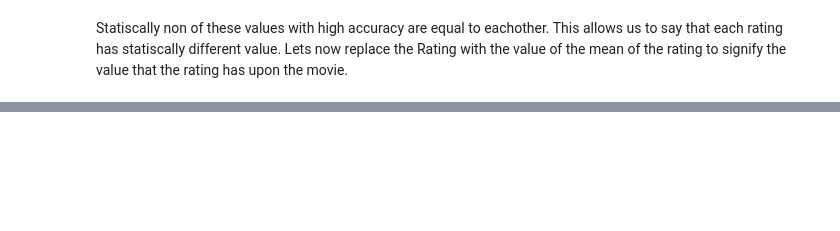
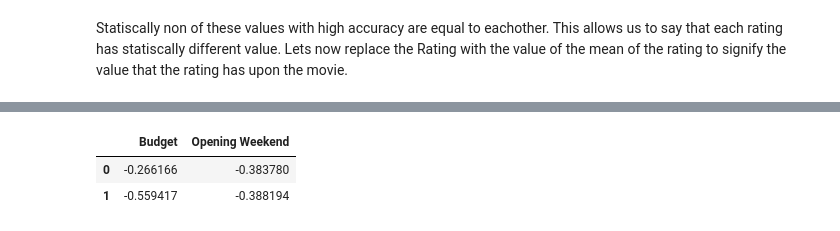
Before and after one commit to ZakBastiani/DataScienceProject2019, a Jupyter notebook: Data Processing.ipynb, the cells around one changed output, grey strips where cells are left out. Saved outputs shown, nothing was run; the diff lists cells and outputs as text; code cells hidden in the pictures; blank space fills up the shorter version.

```diff
--- a/Data Processing.ipynb
+++ b/Data Processing.ipynb
@@ -869,0 +925,6 @@ movies["Rating"] = movies["Rating"].astype(float)
+# %%
+train_x_std.head(2)
+# %% [output]
+|  | Budget | Opening Weekend |
+| 0 | -0.266166 | -0.383780 |
+| 1 | -0.559417 | -0.388194 |
```
Also changed, not shown: parts of 30 cells of this notebook.
